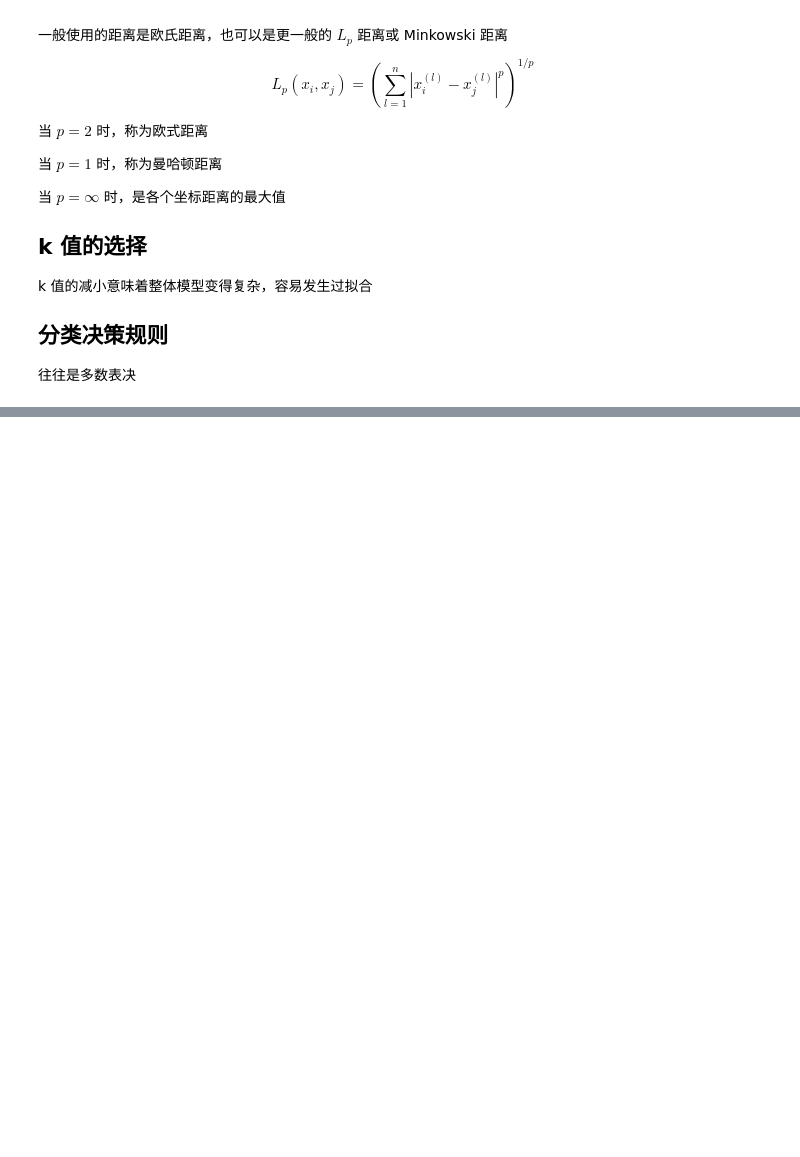
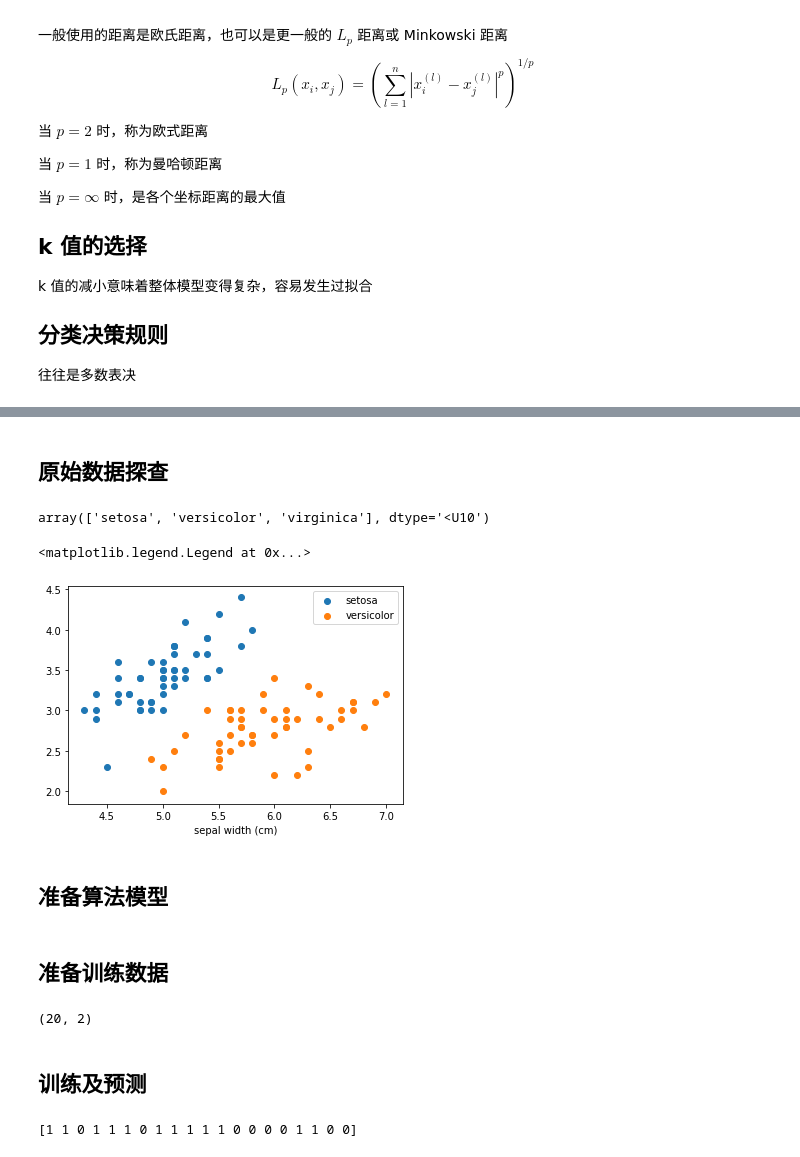
Before and after one commit to zonnin/statistical-learning, a Jupyter notebook: 第03章 k近邻法/第03章 k近邻法.ipynb, the cells around one changed output, grey strips where cells are left out. Cells and saved outputs as stored; diff of their text form; code cells hidden in the pictures; blank space fills up the shorter version.

```diff
--- a/第03章 k近邻法/第03章 k近邻法.ipynb
+++ b/第03章 k近邻法/第03章 k近邻法.ipynb
@@ -44,0 +56,6 @@ k 值的减小意味着整体模型变得复杂，容易发生过拟合
+# %%
+data = load_iris()
+# %%
+iris_df = pd.DataFrame(data.data, columns=data.feature_names)
+iris_df['label'] = data.target
+iris_df.head()
@@ -44,0 +69,21 @@ k 值的减小意味着整体模型变得复杂，容易发生过拟合
+# %% [markdown]
+## 原始数据探查
+# %%
+data.target_names
+# %% [output]
+array(['setosa', 'versicolor', 'virginica'], dtype='<U10')
+# %%
+sepal_features = ['sepal length (cm)','sepal width (cm)']
+setosa = iris_df[iris_df.label == 0][sepal_features]
+versicolor = iris_df[iris_df.label == 1][sepal_features]
+
+plt.scatter(setosa.values[:,0], setosa.values[:,1], label='setosa')
+plt.scatter(versicolor.values[:,0], versicolor.values[:,1], label='versicolor')
+plt.xlabel(sepal_features[0])
+plt.xlabel(sepal_features[1])
+plt.legend()
+# %% [output]
+<matplotlib.legend.Legend at 0x...>
+[figure, added]
+# %% [markdown]
+## 准备算法模型
@@ -44,0 +104,2 @@ k 值的减小意味着整体模型变得复杂，容易发生过拟合
+# %% [markdown]
+## 准备训练数据
@@ -44,0 +110,14 @@ k 值的减小意味着整体模型变得复杂，容易发生过拟合
+# %%
+X_pred = np.random.rand(20, 2) * [2.5, 1.5] + [4.5, 2.5]
+X_pred.shape
+# %% [output]
+(20, 2)
+# %% [markdown]
+## 训练及预测
+# %%
+model = Model()
+model.fit(X_train, y_train)
+y_pred = model.predict(X_pred)
+print(y_pred)
+# %% [output]
+[1 1 0 1 1 1 0 1 1 1 1 1 0 0 0 0 1 1 0 0]
```
Also changed, not shown: parts of 8 cells of this notebook.
